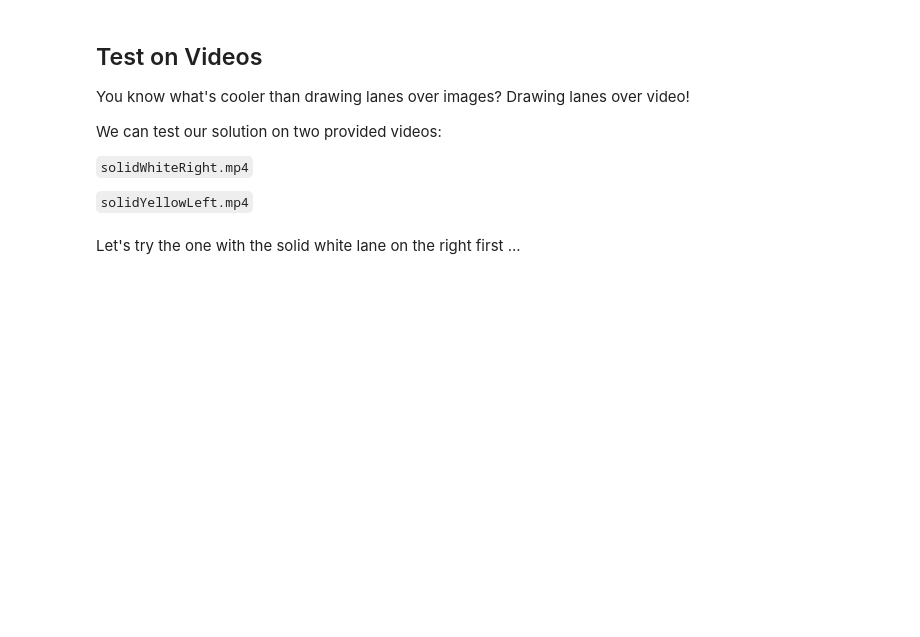
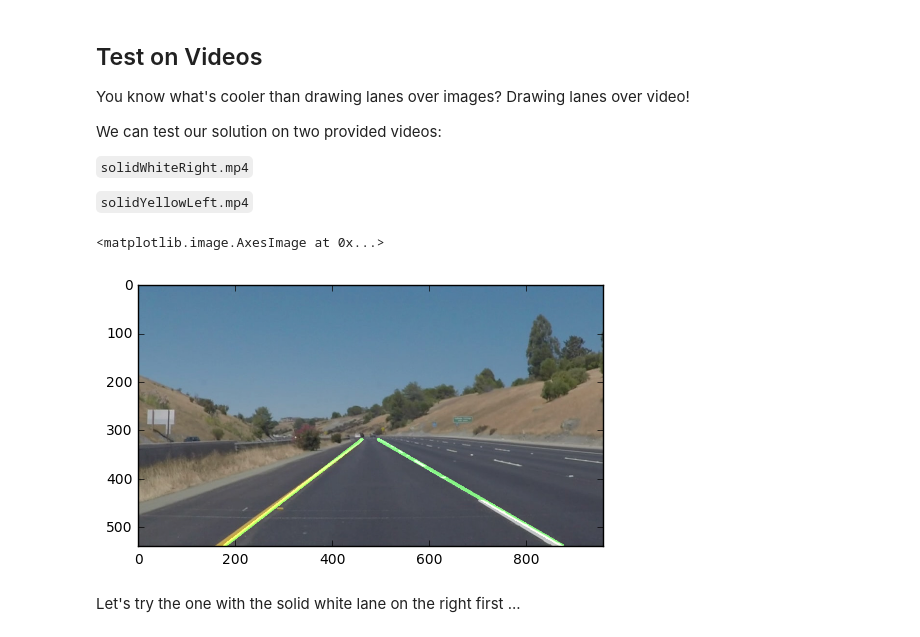
Before and after one commit to amanagarwal1993/carnd-finding-lanes, a Jupyter notebook: P1.ipynb, the cells around one changed output. Cells and saved outputs as stored; diff of their text form; code cells hidden in the pictures; blank space fills up the shorter version.

```diff
--- a/P1.ipynb
+++ b/P1.ipynb
@@ -206,13 +248,46 @@ We can test our solution on two provided videos:
 # Import everything needed to edit/save/watch video clips
 from moviepy.editor import VideoFileClip
 from IPython.display import HTML
-# %%
-def process_image(image):
-    # NOTE: The output you return should be a color image (3 channel) for processing video below
-    # TODO: put your pipeline here,
-    # you should return the final output (image with lines are drawn on lanes)
-
-    return result
+# %%
+def process_image(image):
+    # NOTE: The output you return should be a color image (3 channel) for processing video below
+    # TODO: put your pipeline here,
+    # you should return the final output (image with lines are drawn on lanes)
+    gray = grayscale(image)
+    blurred = gaussian_blur(gray, 7)
+    cannied = canny(blurred, 50, 150)
+    vertices = np.array([[[0, 539], [460, 320], [530, 320], [960, 539]]])
+    cannied_region = region_of_interest(cannied, vertices)
+    houghlines = cv2.HoughLinesP(cannied_region, 0.5, np.pi/360, 4, 100, 5)
+    left = []
+    right = []
+
+    for line in houghlines:
+        if (line[0][3]-line[0][1])/(line[0][2]-line[0][0]) < 0:
+            left.append(line)
+        elif (line[0][3]-line[0][1])/(line[0][2]-line[0][0]) > 0:
+            right.append(line)
+
+    lanelines = left + right
+
+    line_img = np.zeros((image.shape[0], image.shape[1], 3), dtype=np.uint8)
+
+    left_ends = find_endpts(left)
+    right_ends = find_endpts(right)
+
+    left_lane = lane_line(left_ends[0][0], left_ends[0][1], left_ends[1][0], left_ends[1][1])
+    right_lane = lane_line(right_ends[0][0], right_ends[0][1], right_ends[1][0], right_ends[1][1])
+
+    cv2.line(line_img, (left_lane[0], left_lane[1]), (left_lane[2], left_lane[3]), [59,165,46], 5)
+    cv2.line(line_img, (right_lane[0], right_lane[1]), (right_lane[2], right_lane[3]), [59,165,46], 5)
+    overlay = weighted_img(line_img, image)
+
+    return overlay
+
+plt.imshow(process_image(mpimg.imread('test_images/solidYellowCurve2.jpg')))
+# %% [output]
+<matplotlib.image.AxesImage at 0x...>
+[figure, added]
 # %% [markdown]
 Let's try the one with the solid white lane on the right first ...
 # %%
```
Also changed, not shown: parts of 4 cells of this notebook.
